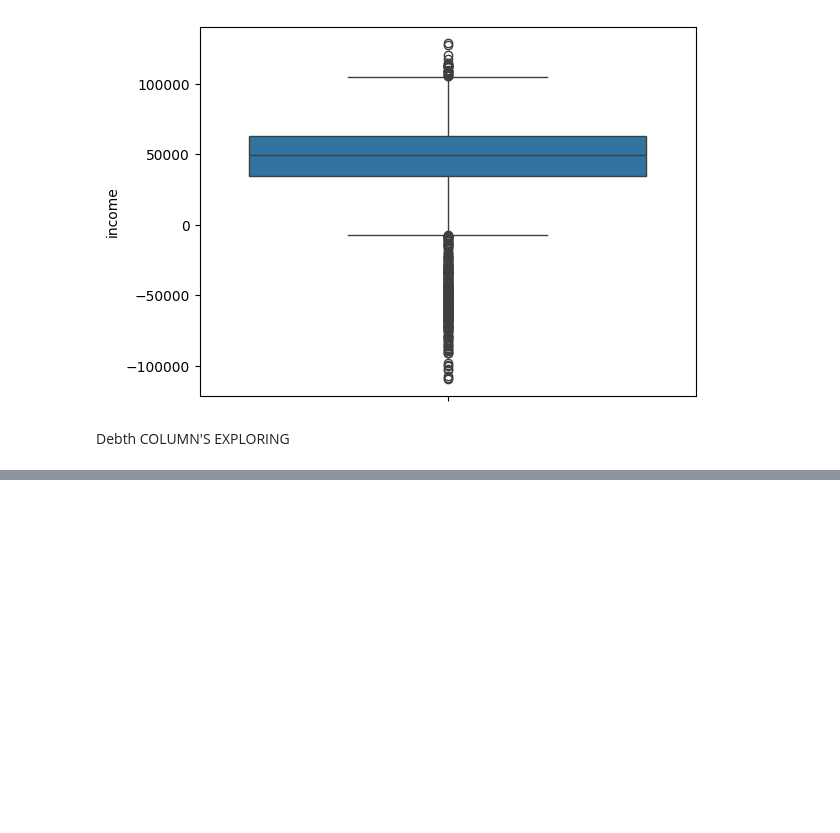
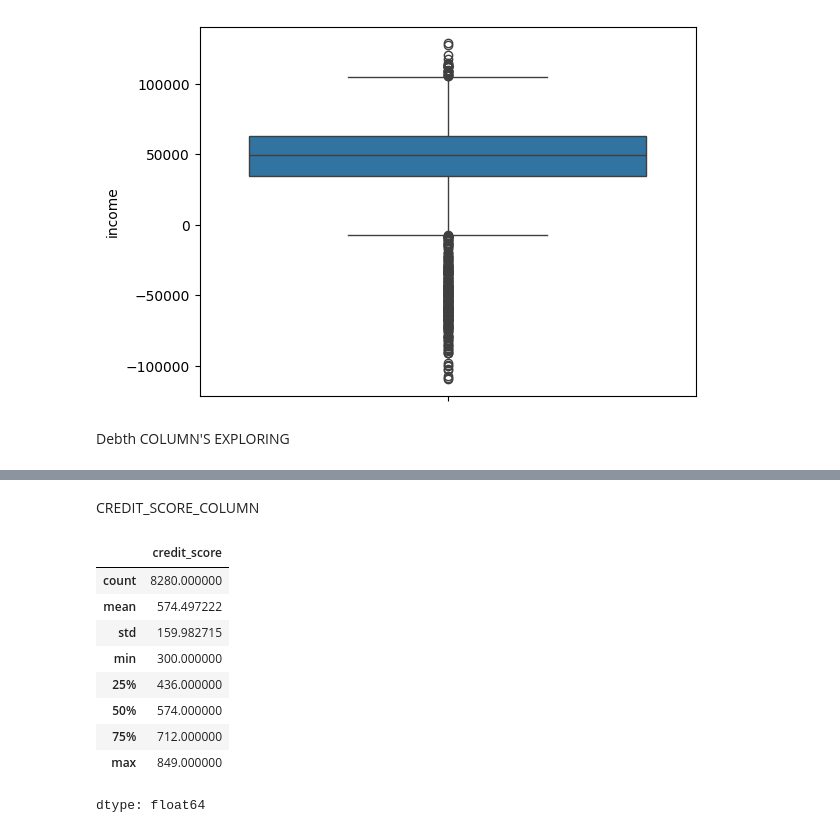
Before and after one commit to saaaaaaaaaaaaaad56/creditworthiness, a Jupyter notebook: over_view.ipynb, the cells around one changed output, grey strips where cells are left out. Drawn from its saved outputs; the diff is of its cells as text; code cells hidden in the pictures; blank space fills up the shorter version.

```diff
--- a/over_view.ipynb
+++ b/over_view.ipynb
@@ -207,0 +249,15 @@ Error:
+# %% [markdown]
+CREDIT_SCORE_COLUMN
+# %%
+df['credit_score'].describe()
+# %% [output]
+|  | credit_score |
+| count | 8280.000000 |
+| mean | 574.497222 |
+| std | 159.982715 |
+| min | 300.000000 |
+| 25% | 436.000000 |
+| 50% | 574.000000 |
+| 75% | 712.000000 |
+| max | 849.000000 |
+dtype: float64
```
Also changed, not shown: parts of 7 cells of this notebook.
